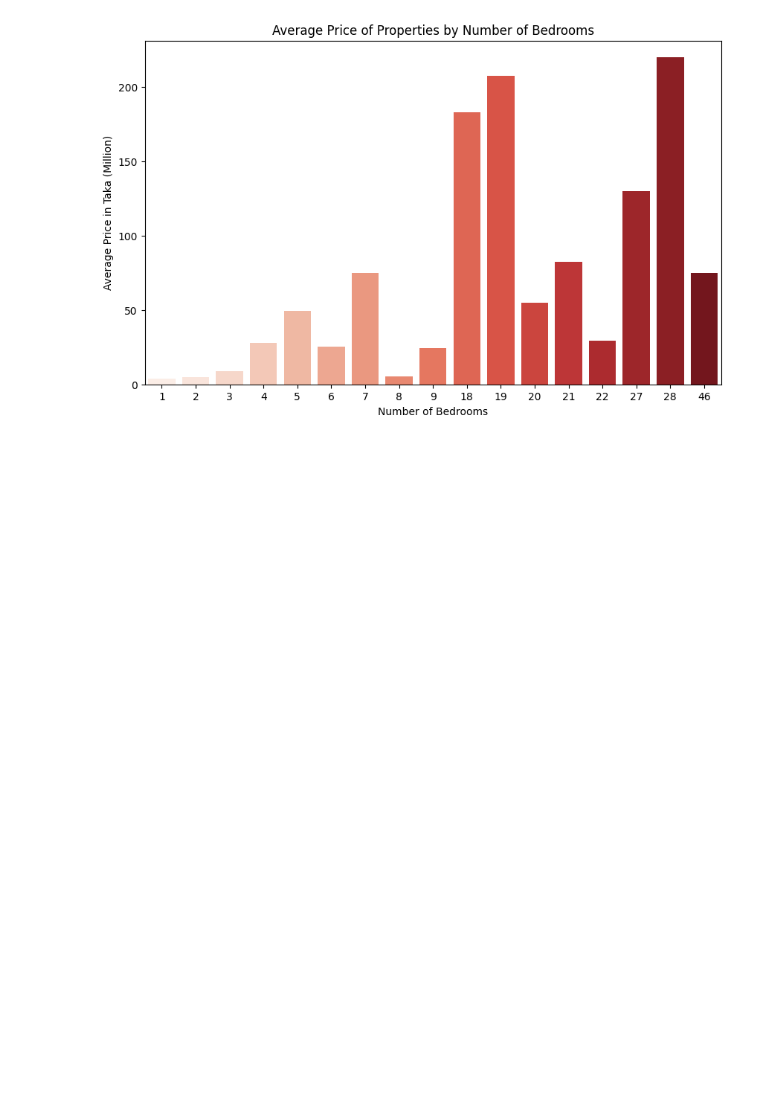
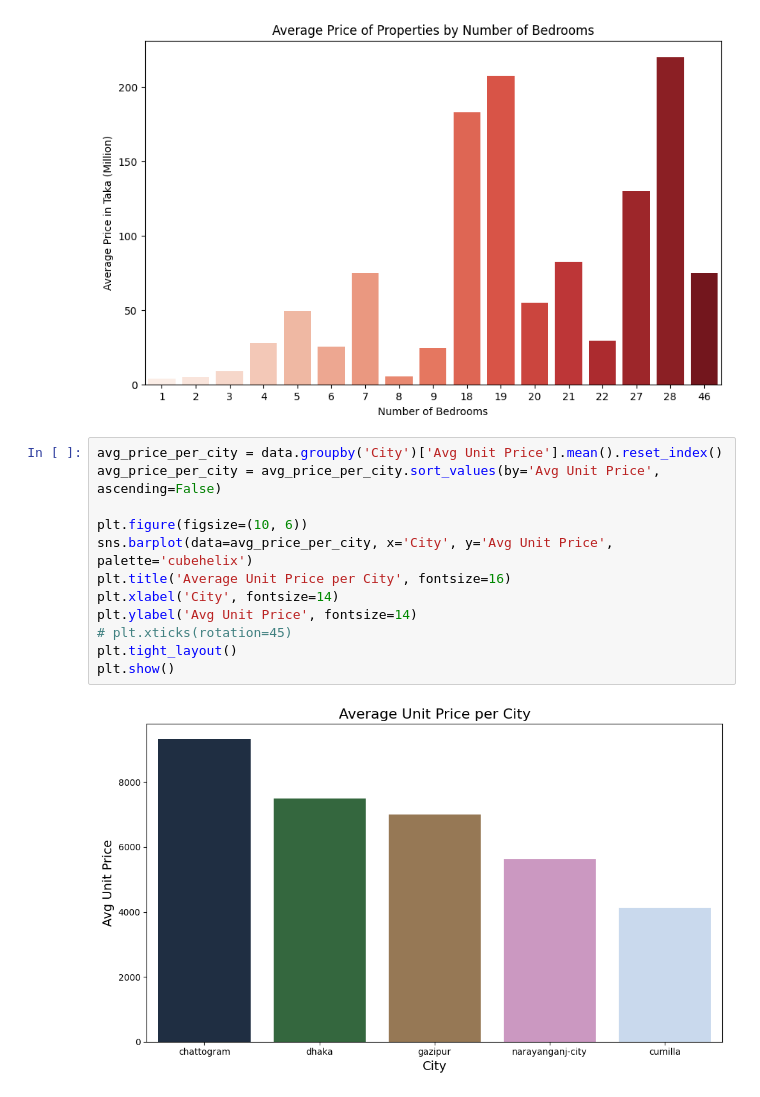
Before and after one commit to ishuu19/My_Practice, a Jupyter notebook: dhaka-bangladesh-rent-analysis.ipynb, the cells around one changed output. Drawn from its saved outputs; the diff is of its cells as text; blank space fills up the shorter version.

```diff
--- a/dhaka-bangladesh-rent-analysis.ipynb
+++ b/dhaka-bangladesh-rent-analysis.ipynb
@@ -478,3 +513,17 @@ plt.ylabel('Average Price in Taka (Million)')
 plt.show()
 # %% [output]
 [figure]
+# %%
+avg_price_per_city = data.groupby('City')['Avg Unit Price'].mean().reset_index()
+avg_price_per_city = avg_price_per_city.sort_values(by='Avg Unit Price', ascending=False)
+
+plt.figure(figsize=(10, 6))
+sns.barplot(data=avg_price_per_city, x='City', y='Avg Unit Price', palette='cubehelix')
+plt.title('Average Unit Price per City', fontsize=16)
+plt.xlabel('City', fontsize=14)
+plt.ylabel('Avg Unit Price', fontsize=14)
+# plt.xticks(rotation=45)
+plt.tight_layout()
+plt.show()
+# %% [output]
+[figure, added]
```
Also changed, not shown: parts of 6 cells of this notebook.
